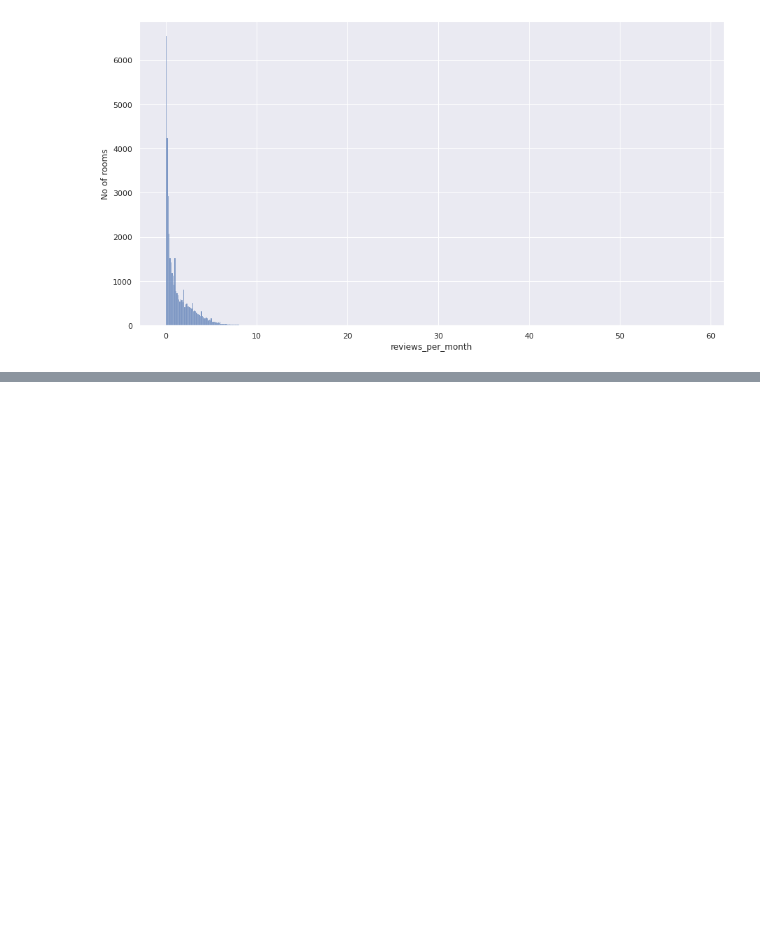
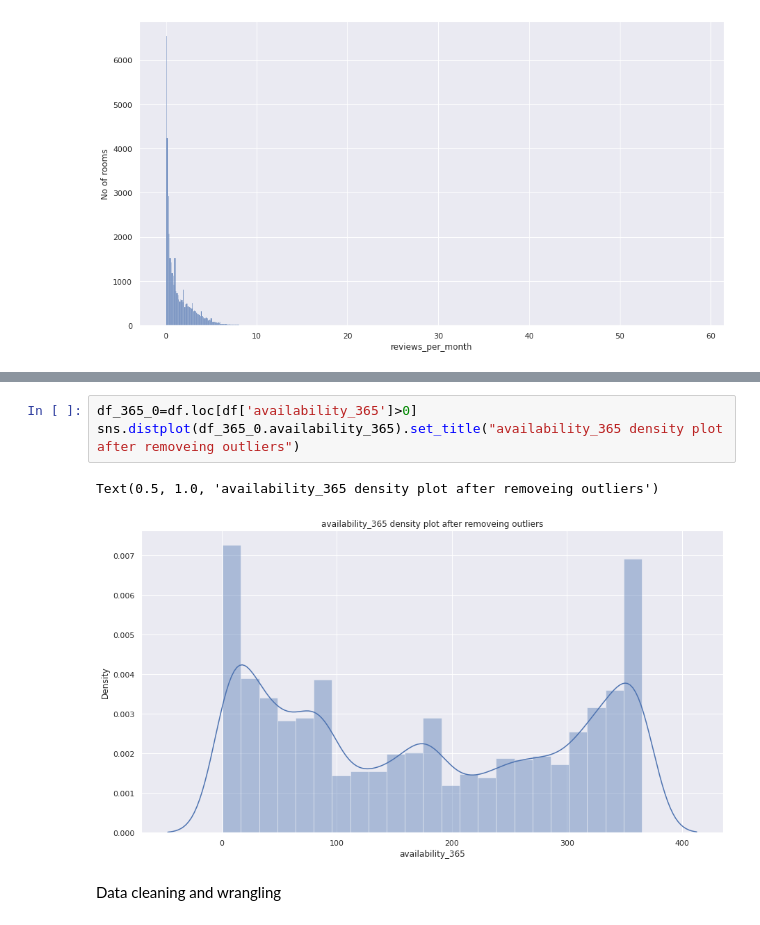
Before and after one commit to Anku0210/AirBnB-booking-Analysis, a Jupyter notebook: Project_on_Airbnb_Bookings_Analysis_Capstone_Project.ipynb, the cells around one changed output, grey strips where cells are left out. Cells and saved outputs as stored; diff of their text form; blank space fills up the shorter version.

```diff
--- a/Project_on_Airbnb_Bookings_Analysis_Capstone_Project.ipynb
+++ b/Project_on_Airbnb_Bookings_Analysis_Capstone_Project.ipynb
@@ -640,0 +697,8 @@ Text(0, 0.5, 'No of rooms')
+# %%
+df_365_0=df.loc[df['availability_365']>0]
+sns.distplot(df_365_0.availability_365).set_title("availability_365 density plot after removeing outliers")
+# %% [output]
+Text(0.5, 1.0, 'availability_365 density plot after removeing outliers')
+[figure, added]
+# %% [markdown]
+Data cleaning and wrangling
```
Also changed, not shown: parts of 21 cells of this notebook.
